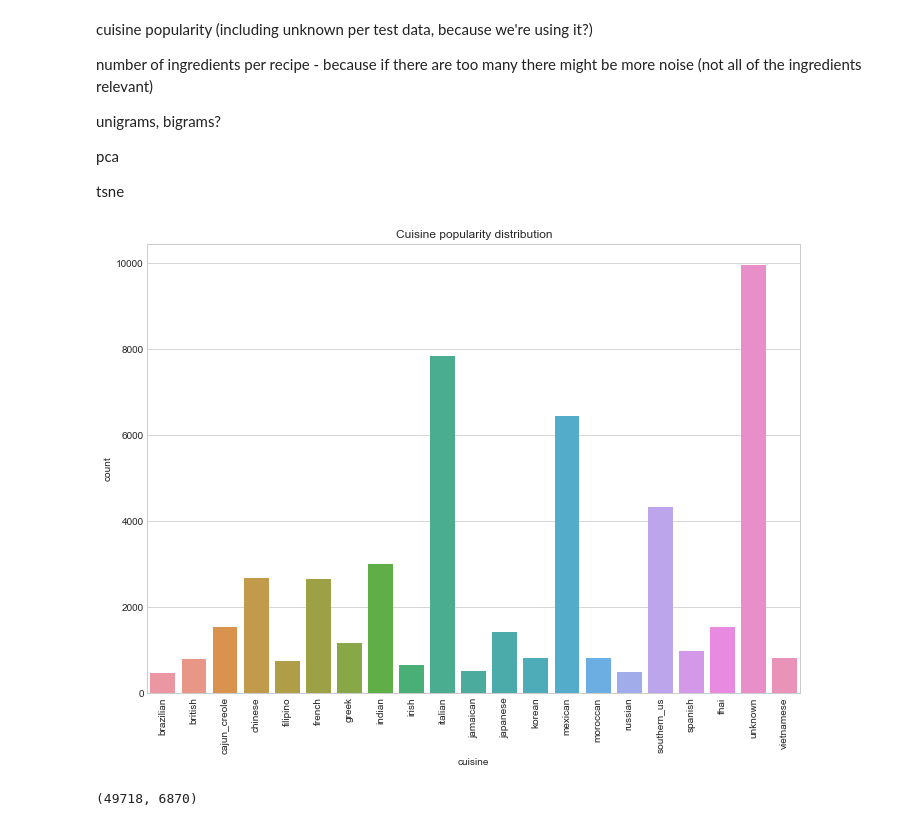
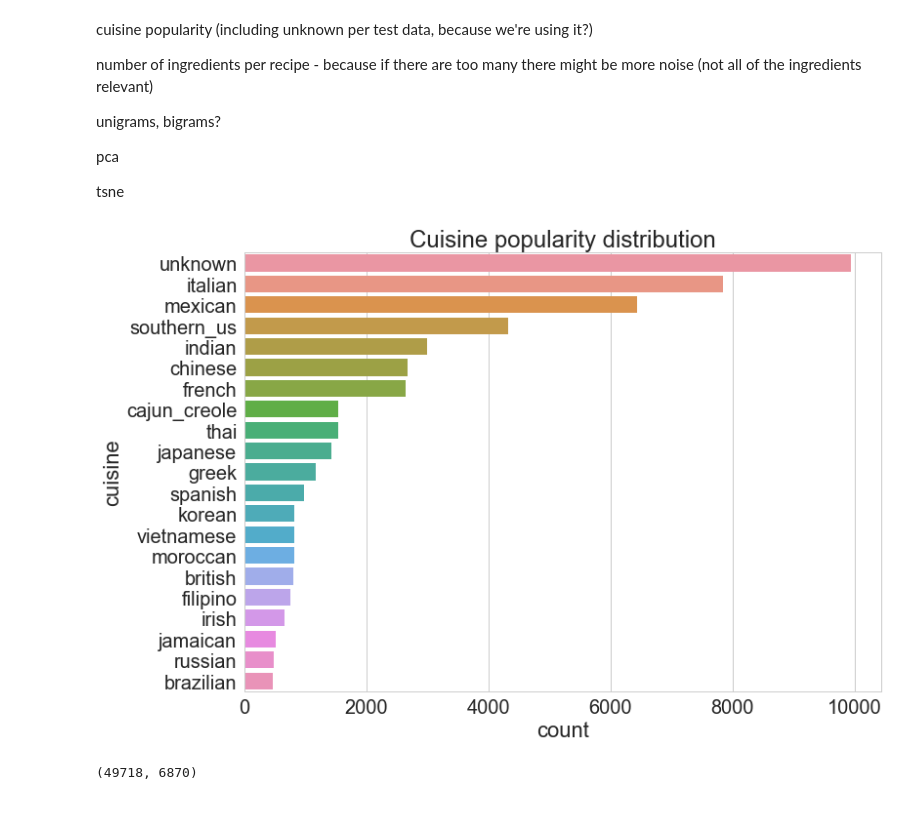
Before and after one commit to Slowika/Bag-of-Recipes, a Jupyter notebook: Exploratory_Data_Analysis.ipynb, the cells around one changed output. Cells and saved outputs as stored; diff of their text form; code cells hidden in the pictures.

Commit message:
Plot fixed, new plan

```diff
--- a/Exploratory_Data_Analysis.ipynb
+++ b/Exploratory_Data_Analysis.ipynb
@@ -68,17 +68,18 @@ full_data = pd.concat(data)
 # %%
 # number of recipes per cuisine
 fig, ax = plt.subplots()
 fig.set_size_inches(11.7, 8.27)
 
 cuisine_counts = full_data.groupby('cuisine').cuisine.count()
 cuisine_counts = pd.DataFrame({'cuisine': cuisine_counts.index, 'count': cuisine_counts.values})
+cuisine_counts = cuisine_counts.sort_values(['count'], ascending=False)
+sns.set(font_scale=2)
 sns.set_style("whitegrid")
 plt.title("Cuisine popularity distribution")
-plt.xticks(rotation=90)
-_ = sns.barplot(ax=ax, x='cuisine', y='count', data=cuisine_counts)
+_ = sns.barplot(ax=ax, x='count', y='cuisine', data=cuisine_counts, orient='h', label='big')
 fig.savefig('cuisine_popularity.pdf')
 # %% [output]
-[figure, old version]
+[figure, new version]
 # %%
 #6867 ingredients in total
 full_data["number_of_ingredients"] = full_data.iloc[:, :-2].sum(axis=1)
```
Also changed, not shown: parts of 2 cells of this notebook.
